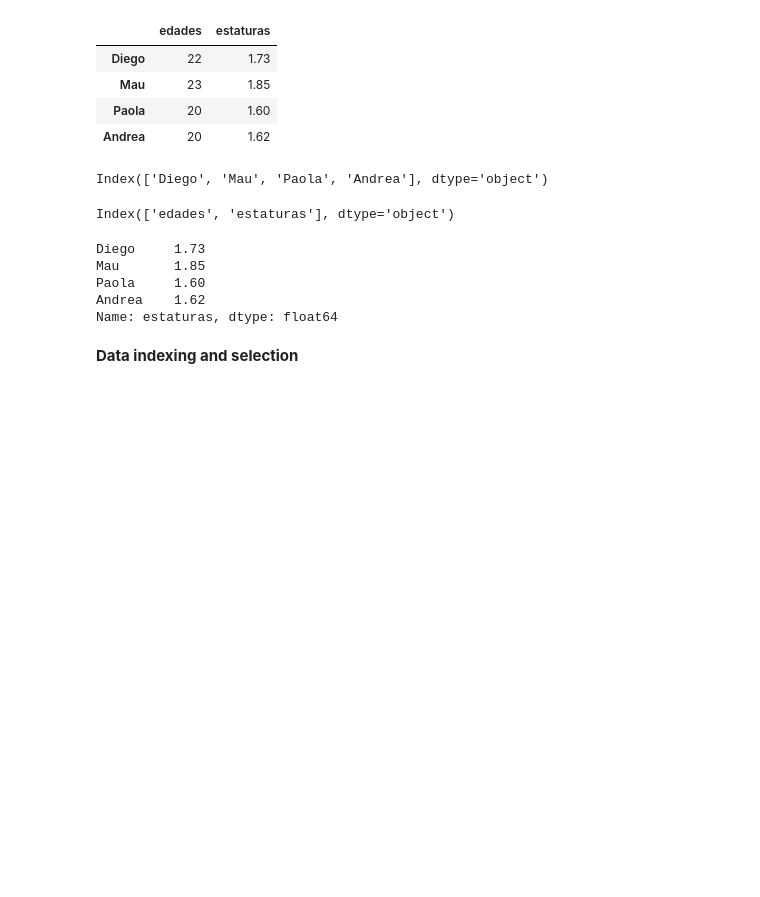
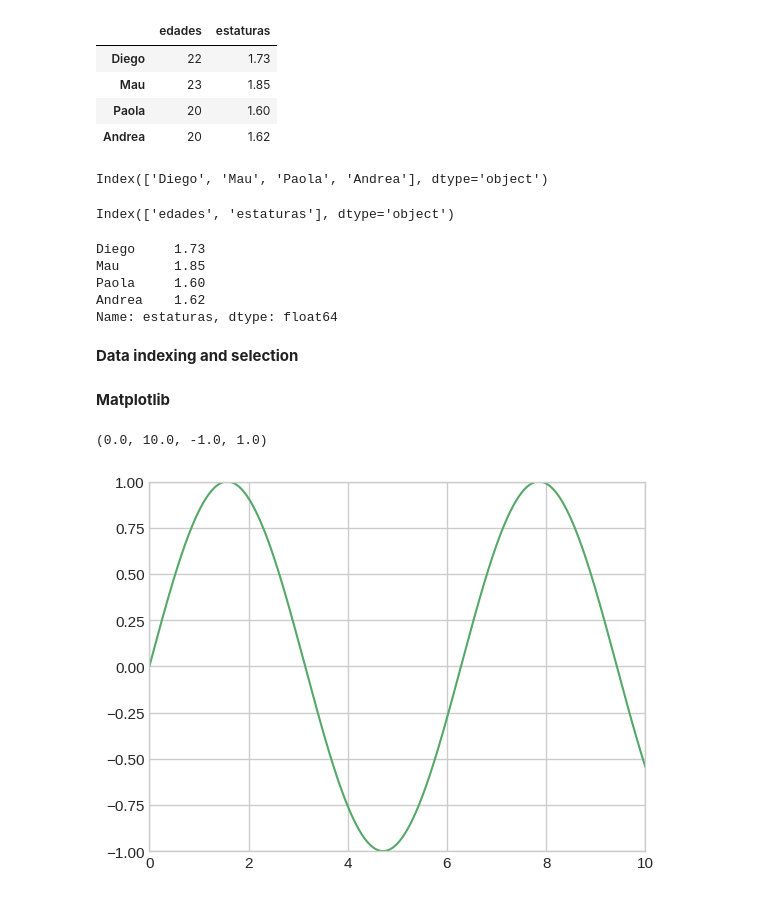
Before and after one commit to DCI-alxogm/ml2023-BlackPuma075, a Jupyter notebook: Ago11_12_Tarea1.ipynb, the cells around one changed output. Saved outputs shown, nothing was run; the diff lists cells and outputs as text; code cells hidden in the pictures; blank space fills up the shorter version.

```diff
--- a/Ago11_12_Tarea1.ipynb
+++ b/Ago11_12_Tarea1.ipynb
@@ -969,3 +969,17 @@ Andrea    1.62
 Name: estaturas, dtype: float64
 # %% [markdown]
 **Data indexing and selection**
+# %% [markdown]
+**Matplotlib**
+# %%
+import matplotlib.pyplot as plt
+plt.style.use('seaborn-whitegrid')
+# %%
+fig = plt.figure()
+ax = plt.axes()
+x = np.linspace(0,10,1000)
+ax.plot(x, np.sin(x), 'g')
+plt.axis([0,10,-1,1])
+# %% [output]
+(0.0, 10.0, -1.0, 1.0)
+[figure, added]
```
Also changed, not shown: parts of 14 cells of this notebook.
